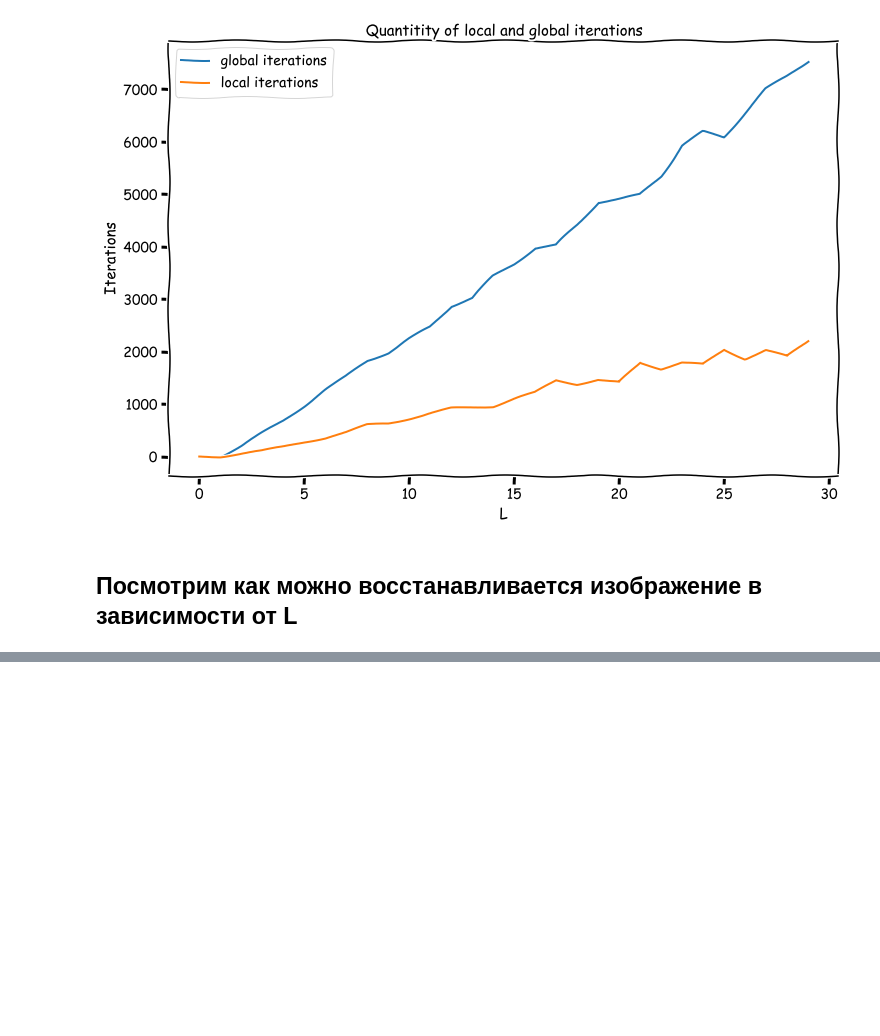
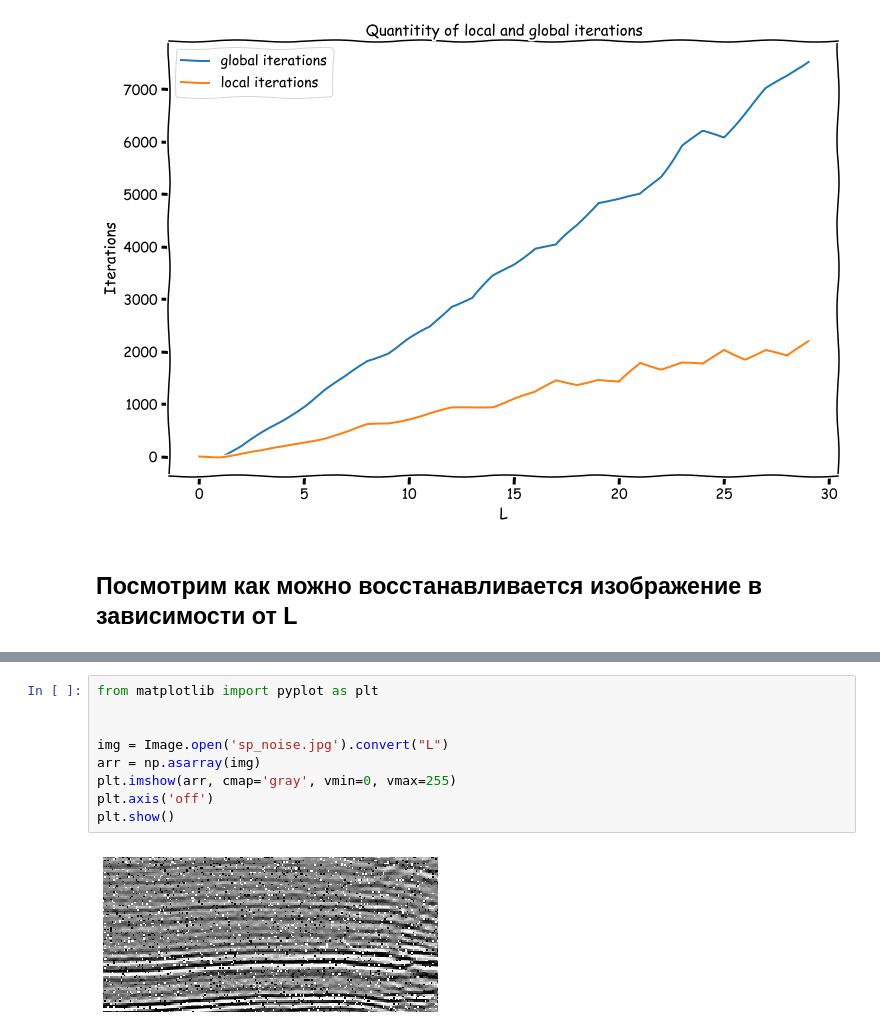
Before and after one commit to Vitaly-Protasov/NLA-project, a Jupyter notebook: Project_nla.ipynb, the cells around one changed output, grey strips where cells are left out. Cells and saved outputs as stored; diff of their text form; blank space fills up the shorter version.

```diff
--- a/Project_nla.ipynb
+++ b/Project_nla.ipynb
@@ -222,0 +282,11 @@ _ = ax4.axis('off')
+# %%
+from matplotlib import pyplot as plt
+
+
+img = Image.open('sp_noise.jpg').convert("L")
+arr = np.asarray(img)
+plt.imshow(arr, cmap='gray', vmin=0, vmax=255)
+plt.axis('off')
+plt.show()
+# %% [output]
+[figure, added]
```
Also changed, not shown: parts of 9 cells of this notebook, 2 other files.
